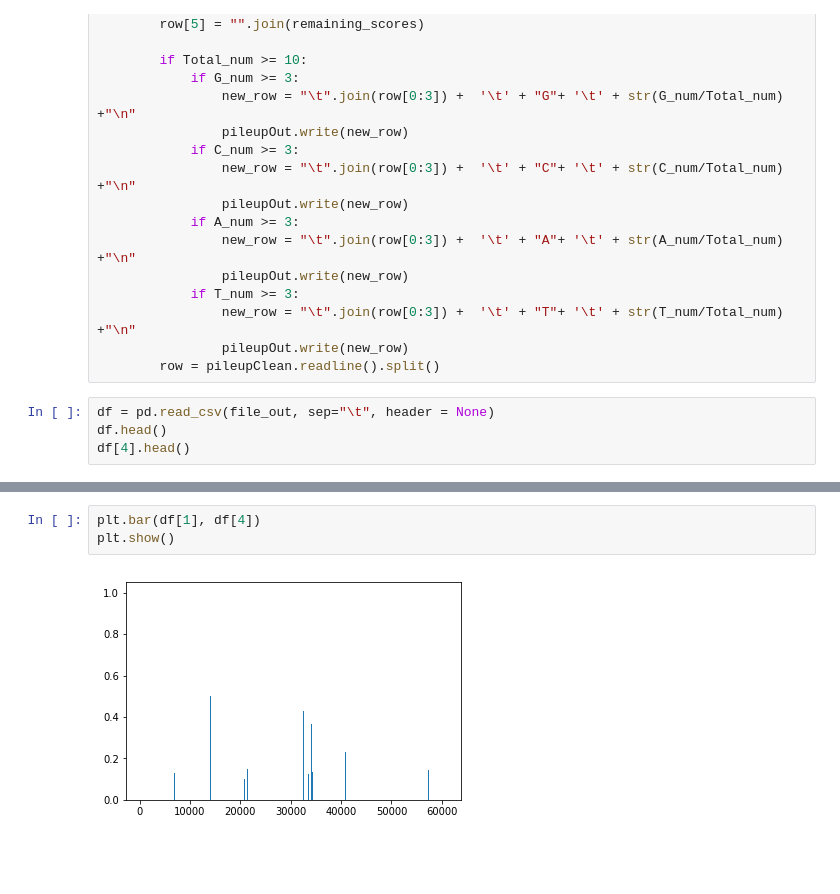
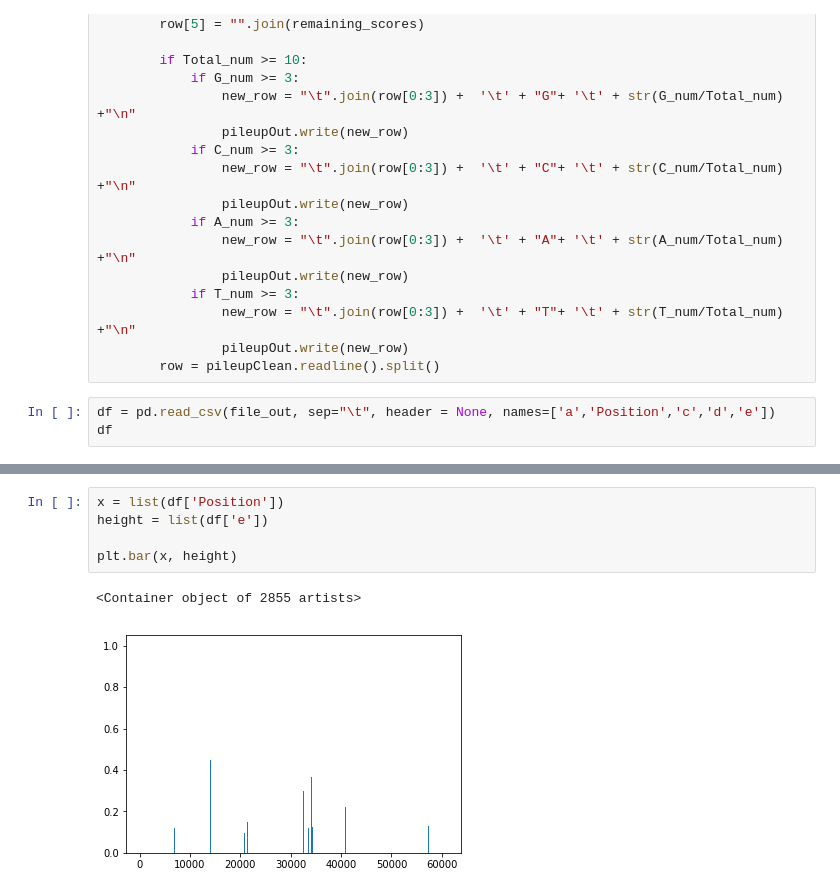
Before and after one commit to JohnHadish/hort503, a Jupyter notebook: Projects/Project2/Untitled.ipynb, the cells around one changed output, grey strips where cells are left out. Saved outputs shown, nothing was run; the diff lists cells and outputs as text; blank space fills up the shorter version.

```diff
--- a/Projects/Project2/Untitled.ipynb
+++ b/Projects/Project2/Untitled.ipynb
@@ -81,7 +82,6 @@ with open(file_clean, 'r') as pileupClean, open(file_out, 'w') as pileupOut:
                 pileupOut.write(new_row)
         row = pileupClean.readline().split()
 # %%
-df = pd.read_csv(file_out, sep="\t", header = None)
-df.head()
-df[4].head()
+df = pd.read_csv(file_out, sep="\t", header = None, names=['a','Position','c','d','e'])
+df
 # %% [output]
@@ -94,5 +106,8 @@ Name: 4, dtype: float64
-# %%
-plt.bar(df[1], df[4])
-plt.show()
-# %% [output]
-[figure, removed]
+# %%
+x = list(df['Position'])
+height = list(df['e'])
+
+plt.bar(x, height)
+# %% [output]
+<Container object of 2855 artists>
+[figure, added]
```
Also changed, not shown: parts of 3 cells of this notebook.
